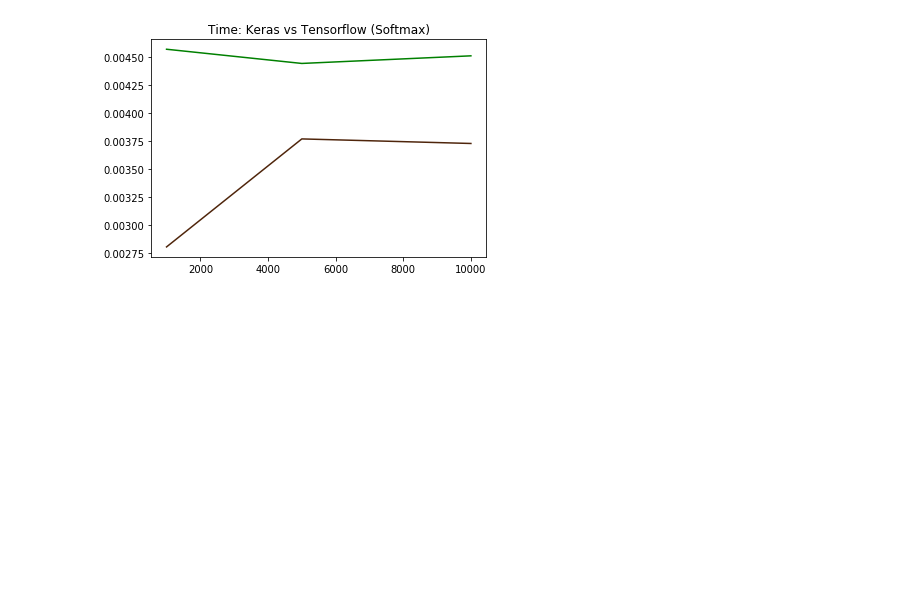
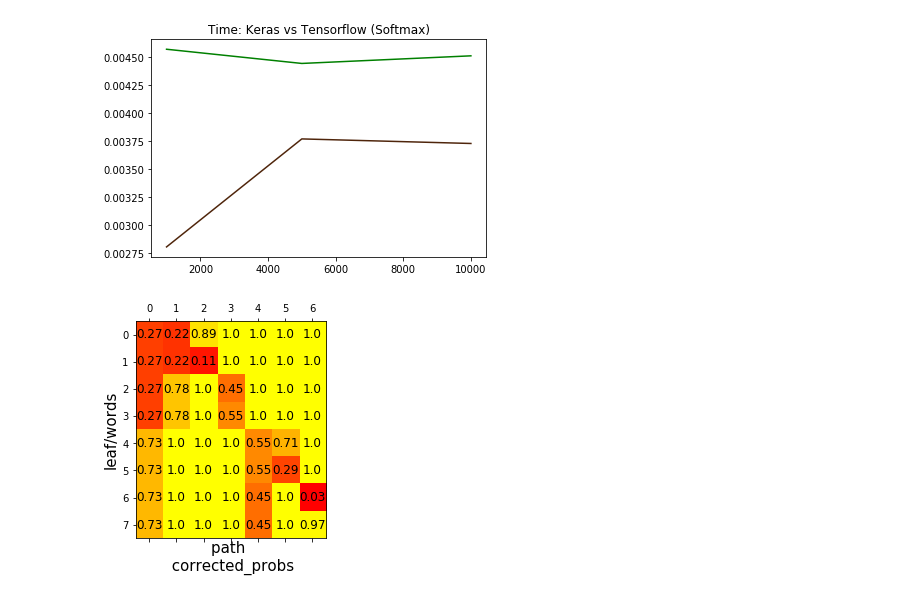
Before and after one commit to AshwinDeshpande96/Hierarchical-Softmax, a Jupyter notebook: hsm.ipynb, the cells around one changed output. Drawn from its saved outputs; the diff is of its cells as text; code cells hidden in the pictures; blank space fills up the shorter version.

```diff
--- a/hsm.ipynb
+++ b/hsm.ipynb
@@ -227,3 +213,27 @@ plt.title('Time: Keras vs Tensorflow (Softmax)')
 plt.show()
 # %% [output]
 [figure]
+# %%
+import numpy as np
+import matplotlib.pyplot as plt
+
+fig, ax = plt.subplots()
+#ax.set_title("This is my title")
+#ax.set_xlabel('\n\nSize of Vocabulary \n Fig-2: Predicted r_hat')
+ax.set_xlabel('path \n corrected_probs', fontsize=15)
+ax.set_ylabel('leaf/words', fontsize=15)
+#fig.set_size_inches(18, 12)
+#ax.set_title("Left Child Probabilities")
+min_val, max_val = 0, 15
+sess = tf.Session()
+intersection_matrix = sess.run(base_prob)
+
+intersection_matrix = np.around(intersection_matrix, decimals=2)
+ax.matshow(intersection_matrix, cmap=plt.cm.autumn)
+
+for i in xrange(intersection_matrix.shape[1]):
+    for j in xrange(intersection_matrix.shape[0]):
+        c = intersection_matrix[j,i]
+        ax.text(i, j, str(c), va='center', ha='center', size='large')
+# %% [output]
+[figure, added]
```
Also changed, not shown: parts of 3 cells of this notebook.
